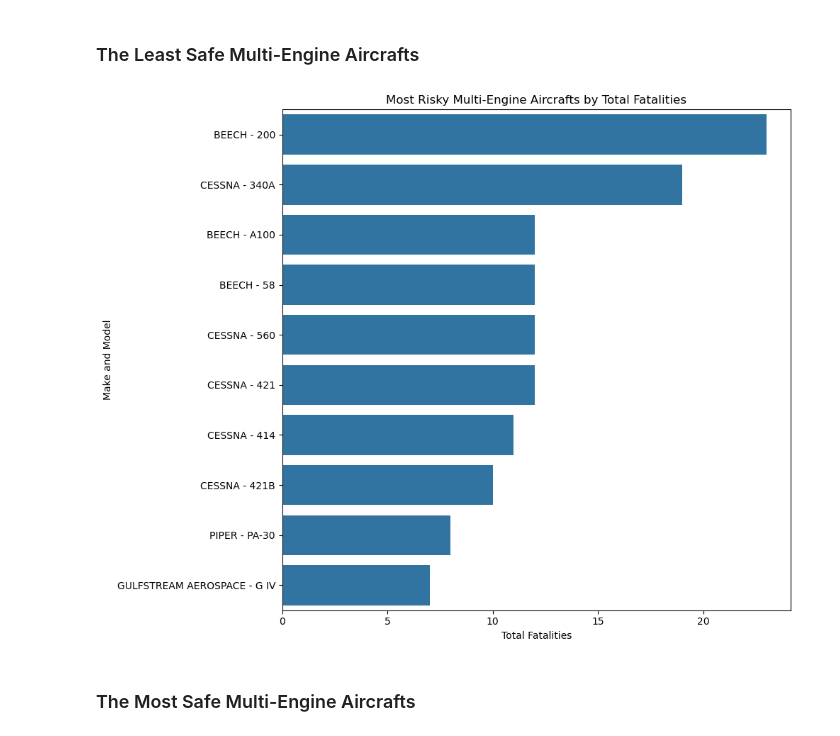
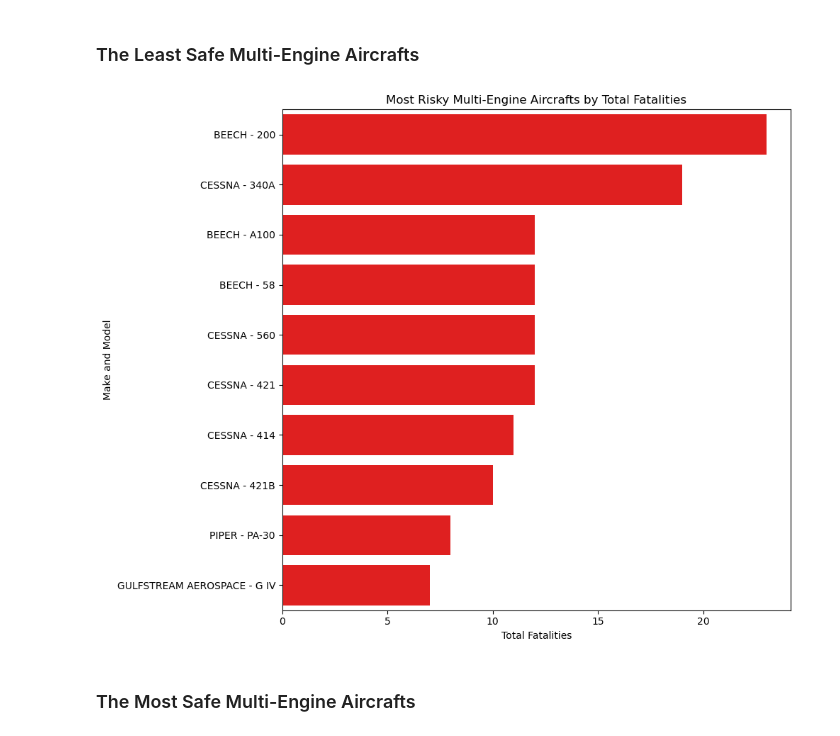
Before and after one commit to mwakad/Data-Driven-Decision-Support-for-Aircraft-Procurement, a Jupyter notebook: Index.ipynb, the cells around one changed output. Saved outputs shown, nothing was run; the diff lists cells and outputs as text; code cells hidden in the pictures.

```diff
--- a/Index.ipynb
+++ b/Index.ipynb
@@ -650,20 +648,20 @@ Replotting bar plots to determine the most risky, the safest, and the appropriat
 # %%
 # Group by 'Make' and 'Model', and sum 'Total.Uninjured'
 uninjured_by_make_model = df_modified.groupby(['Make', 'Model'])['Total.Fatal.Injuries'].sum().sort_values(ascending=False).head(10)
 
 # Creating a list of the Make and Model labels for the y-axis
 make_model_labels = [f"{make} - {model}" for make, model in uninjured_by_make_model.index]
 
 # Creating the horizontal bar plot using seaborn
 plt.figure(figsize=(10, 8))
-sns.barplot(x=uninjured_by_make_model.values, y=make_model_labels, orient='h')
+sns.barplot(x=uninjured_by_make_model.values, y=make_model_labels, orient='h', color='red')
 plt.title('Most Risky Multi-Engine Aircrafts by Total Fatalities')
 plt.xlabel('Total Fatalities')
 plt.ylabel('Make and Model')
 plt.tight_layout()
 plt.show()
 # %% [output]
-[figure, old version]
+[figure, new version]
 # %% [markdown]
 ### The Most Safe Multi-Engine Aircrafts
 # %%
```
Also changed, not shown: parts of 1 cell of this notebook.
